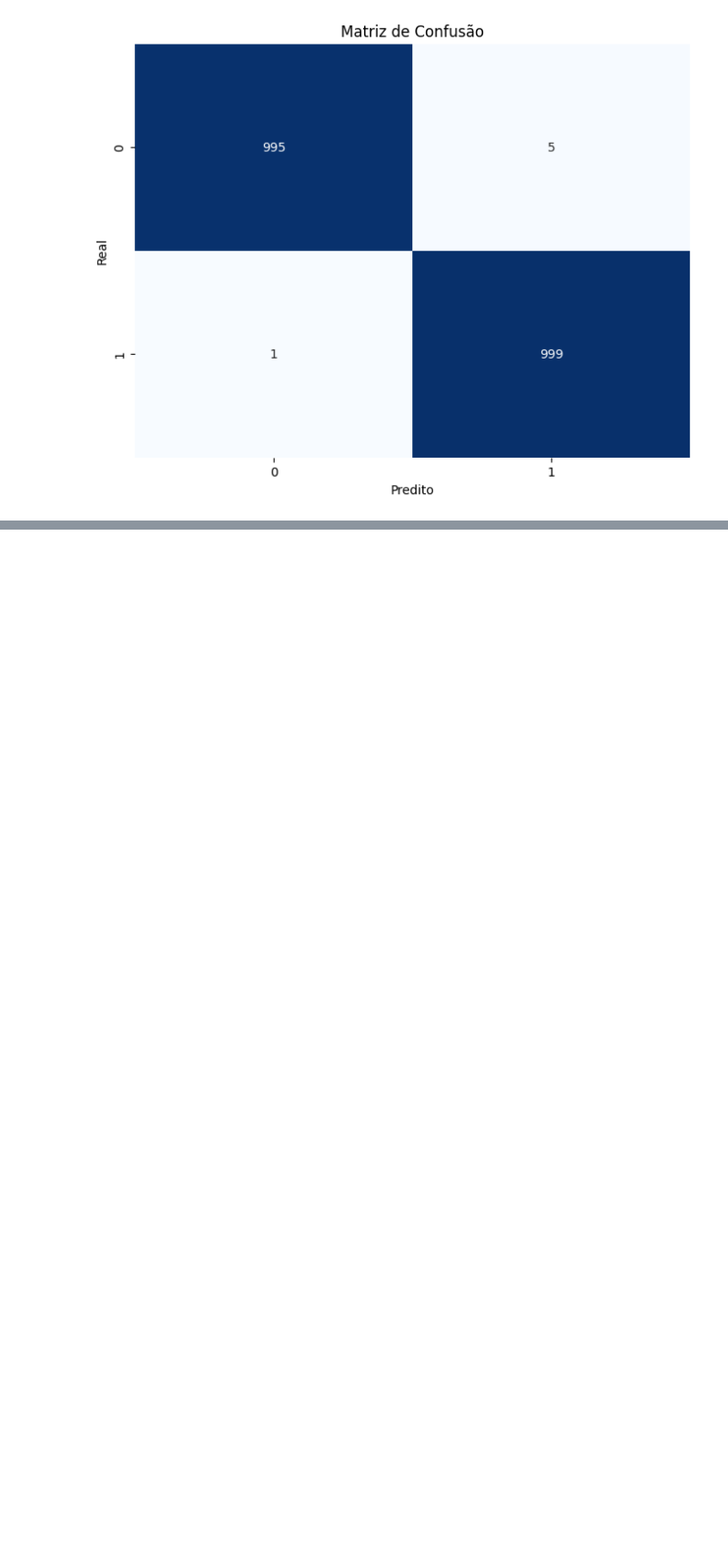
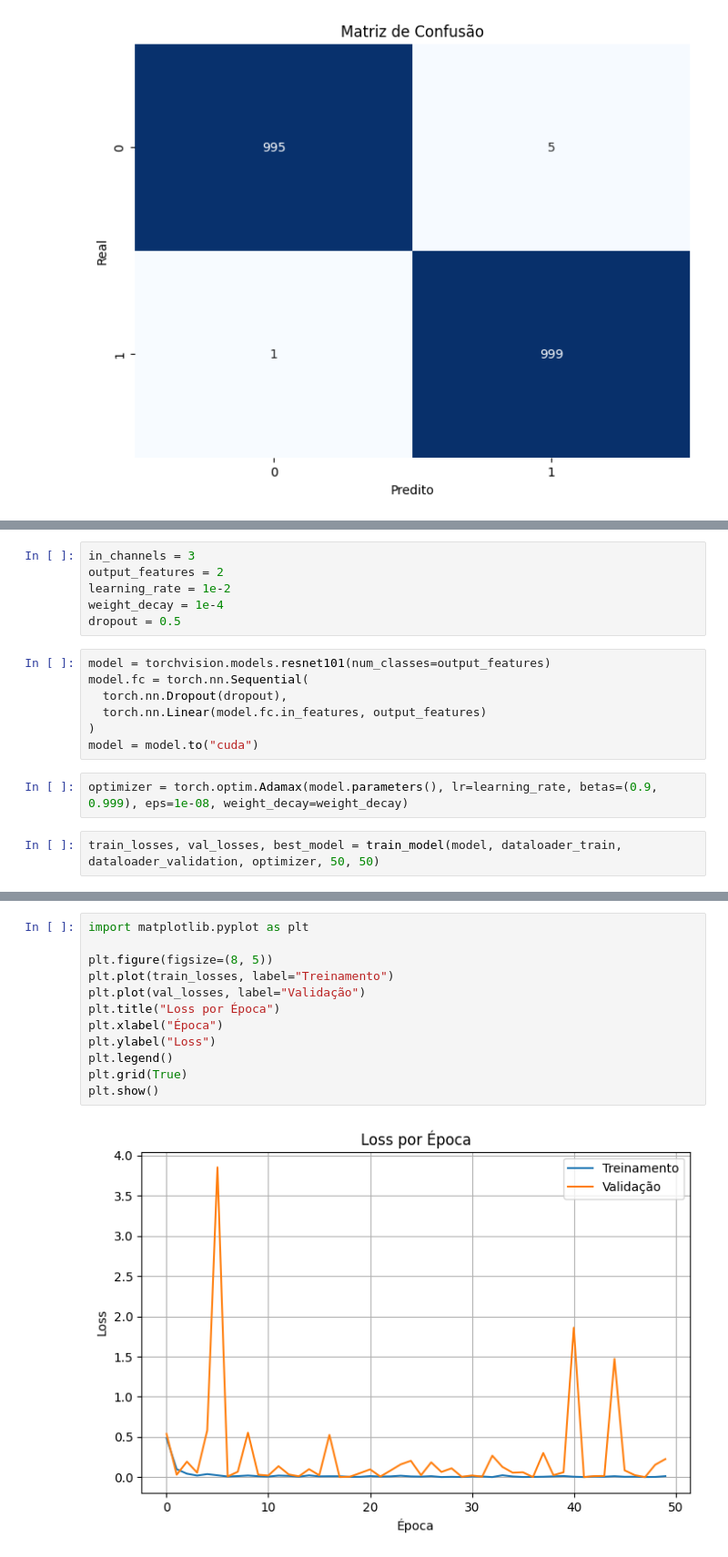
Before and after one commit to Leir-Cruz/machine-learning-colon-detection, a Jupyter notebook: notebooks/sucess/v1/ColonDetectionRes101.ipynb, the cells around one changed output, grey strips where cells are left out. Shown: that part at 91% size. Saved outputs shown, nothing was run; the diff lists cells and outputs as text; blank space fills up the shorter version.

```diff
--- a/notebooks/sucess/ColonDetectionRes101.ipynb
+++ b/notebooks/sucess/v1/ColonDetectionRes101.ipynb
@@ -179,0 +185,17 @@ plt.show()
+# %%
+in_channels = 3
+output_features = 2
+learning_rate = 1e-2
+weight_decay = 1e-4
+dropout = 0.5
+# %%
+model = torchvision.models.resnet101(num_classes=output_features)
+model.fc = torch.nn.Sequential(
+  torch.nn.Dropout(dropout),
+  torch.nn.Linear(model.fc.in_features, output_features)
+)
+model = model.to("cuda")
+# %%
+optimizer = torch.optim.Adamax(model.parameters(), lr=learning_rate, betas=(0.9, 0.999), eps=1e-08, weight_decay=weight_decay)
+# %%
+train_losses, val_losses, best_model = train_model(model, dataloader_train, dataloader_validation, optimizer, 50, 50)
@@ -179,0 +220,14 @@ plt.show()
+# %%
+import matplotlib.pyplot as plt
+
+plt.figure(figsize=(8, 5))
+plt.plot(train_losses, label="Treinamento")
+plt.plot(val_losses, label="Validação")
+plt.title("Loss por Época")
+plt.xlabel("Época")
+plt.ylabel("Loss")
+plt.legend()
+plt.grid(True)
+plt.show()
+# %% [output]
+[figure, added]
```
Also changed, not shown: parts of 7 cells of this notebook, 2 other files.
